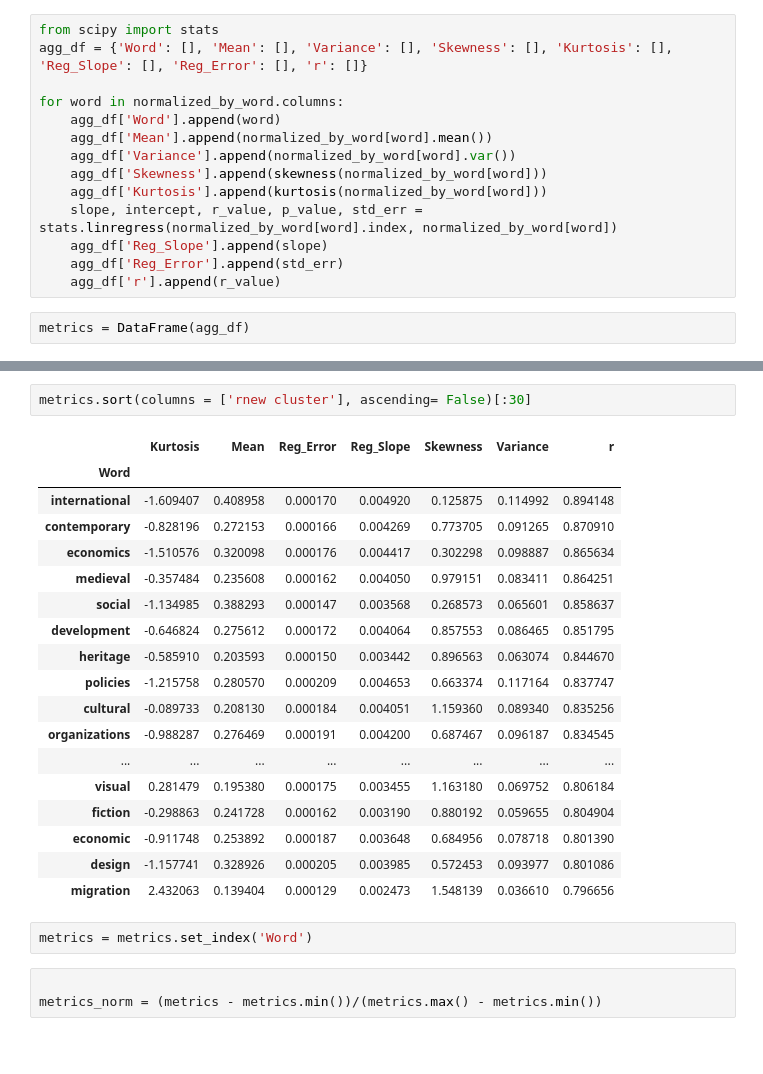
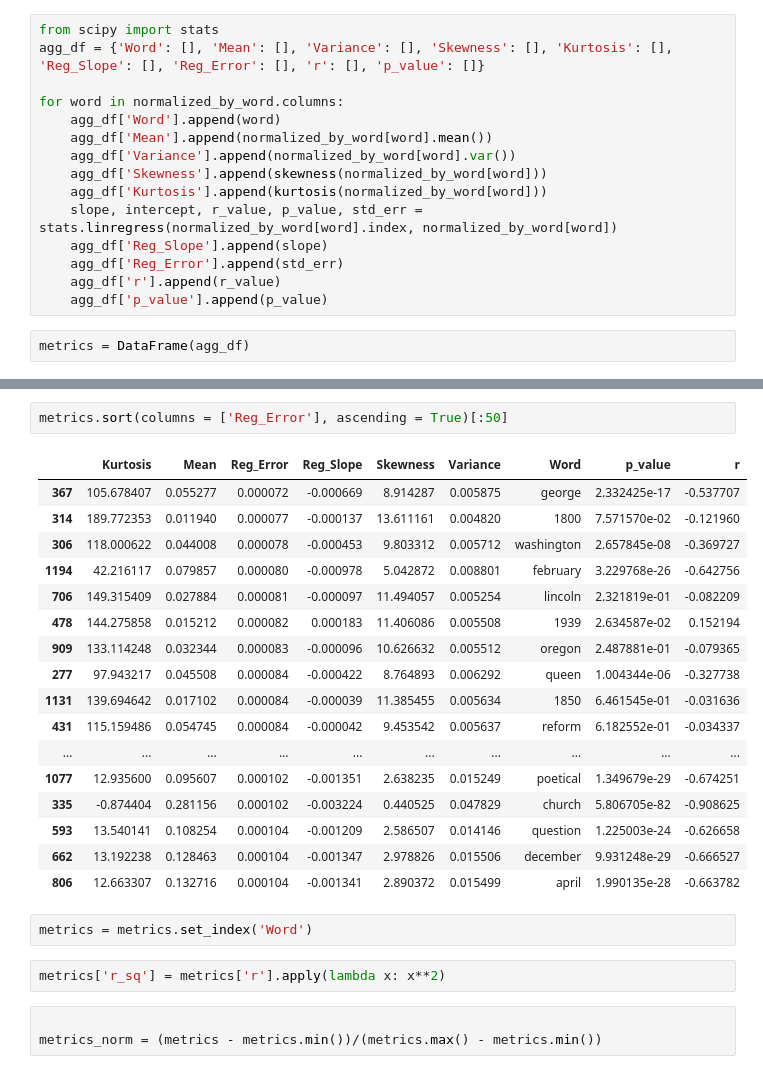
Before and after one commit to ahane/i290-project, a Jupyter notebook: Cluster_metrics.ipynb, the cells around one changed output, grey strips where cells are left out. Saved outputs shown, nothing was run; the diff lists cells and outputs as text; blank space fills up the shorter version.

```diff
--- a/Cluster_metrics.ipynb
+++ b/Cluster_metrics.ipynb
@@ -130,7 +132,7 @@ def kurtosis(series):
     return ((cubed.sum())/(len(series)*s**4))-3
 # %%
 from scipy import stats
-agg_df = {'Word': [], 'Mean': [], 'Variance': [], 'Skewness': [], 'Kurtosis': [], 'Reg_Slope': [], 'Reg_Error': [], 'r': []}
+agg_df = {'Word': [], 'Mean': [], 'Variance': [], 'Skewness': [], 'Kurtosis': [], 'Reg_Slope': [], 'Reg_Error': [], 'r': [], 'p_value': []}
 
 for word in normalized_by_word.columns:
     agg_df['Word'].append(word)
@@ -142,5 +144,6 @@ for word in normalized_by_word.columns:
     agg_df['Reg_Slope'].append(slope)
     agg_df['Reg_Error'].append(std_err)
     agg_df['r'].append(r_value)
+    agg_df['p_value'].append(p_value)
 # %%
 metrics = DataFrame(agg_df)
@@ -147,26 +165,27 @@ metrics = DataFrame(agg_df)
 # %%
-metrics.sort(columns = ['rnew cluster'], ascending= False)[:30]
+metrics.sort(columns = ['Reg_Error'], ascending = True)[:50]
 # %% [output]
-|  | Kurtosis | Mean | Reg_Error | Reg_Slope | Skewness | Variance | r |
-| Word |  |  |  |  |  |  |  |
-| international | -1.609407 | 0.408958 | 0.000170 | 0.004920 | 0.125875 | 0.114992 | 0.894148 |
-| contemporary | -0.828196 | 0.272153 | 0.000166 | 0.004269 | 0.773705 | 0.091265 | 0.870910 |
-| economics | -1.510576 | 0.320098 | 0.000176 | 0.004417 | 0.302298 | 0.098887 | 0.865634 |
-| medieval | -0.357484 | 0.235608 | 0.000162 | 0.004050 | 0.979151 | 0.083411 | 0.864251 |
-| social | -1.134985 | 0.388293 | 0.000147 | 0.003568 | 0.268573 | 0.065601 | 0.858637 |
-| development | -0.646824 | 0.275612 | 0.000172 | 0.004064 | 0.857553 | 0.086465 | 0.851795 |
-| heritage | -0.585910 | 0.203593 | 0.000150 | 0.003442 | 0.896563 | 0.063074 | 0.844670 |
-| policies | -1.215758 | 0.280570 | 0.000209 | 0.004653 | 0.663374 | 0.117164 | 0.837747 |
-| cultural | -0.089733 | 0.208130 | 0.000184 | 0.004051 | 1.159360 | 0.089340 | 0.835256 |
-| organizations | -0.988287 | 0.276469 | 0.000191 | 0.004200 | 0.687467 | 0.096187 | 0.834545 |
-| ... | ... | ... | ... | ... | ... | ... | ... |
-| visual | 0.281479 | 0.195380 | 0.000175 | 0.003455 | 1.163180 | 0.069752 | 0.806184 |
-| fiction | -0.298863 | 0.241728 | 0.000162 | 0.003190 | 0.880192 | 0.059655 | 0.804904 |
-| economic | -0.911748 | 0.253892 | 0.000187 | 0.003648 | 0.684956 | 0.078718 | 0.801390 |
-| design | -1.157741 | 0.328926 | 0.000205 | 0.003985 | 0.572453 | 0.093977 | 0.801086 |
-| migration | 2.432063 | 0.139404 | 0.000129 | 0.002473 | 1.548139 | 0.036610 | 0.796656 |
+|  | Kurtosis | Mean | Reg_Error | Reg_Slope | Skewness | Variance | Word | p_value | r |
+| 367 | 105.678407 | 0.055277 | 0.000072 | -0.000669 | 8.914287 | 0.005875 | george | 2.332425e-17 | -0.537707 |
+| 314 | 189.772353 | 0.011940 | 0.000077 | -0.000137 | 13.611161 | 0.004820 | 1800 | 7.571570e-02 | -0.121960 |
+| 306 | 118.000622 | 0.044008 | 0.000078 | -0.000453 | 9.803312 | 0.005712 | washington | 2.657845e-08 | -0.369727 |
+| 1194 | 42.216117 | 0.079857 | 0.000080 | -0.000978 | 5.042872 | 0.008801 | february | 3.229768e-26 | -0.642756 |
+| 706 | 149.315409 | 0.027884 | 0.000081 | -0.000097 | 11.494057 | 0.005254 | lincoln | 2.321819e-01 | -0.082209 |
+| 478 | 144.275858 | 0.015212 | 0.000082 | 0.000183 | 11.406086 | 0.005508 | 1939 | 2.634587e-02 | 0.152194 |
+| 909 | 133.114248 | 0.032344 | 0.000083 | -0.000096 | 10.626632 | 0.005512 | oregon | 2.487881e-01 | -0.079365 |
+| 277 | 97.943217 | 0.045508 | 0.000084 | -0.000422 | 8.764893 | 0.006292 | queen | 1.004344e-06 | -0.327738 |
+| 1131 | 139.694642 | 0.017102 | 0.000084 | -0.000039 | 11.385455 | 0.005634 | 1850 | 6.461545e-01 | -0.031636 |
+| 431 | 115.159486 | 0.054745 | 0.000084 | -0.000042 | 9.453542 | 0.005637 | reform | 6.182552e-01 | -0.034337 |
+| ... | ... | ... | ... | ... | ... | ... | ... | ... | ... |
+| 1077 | 12.935600 | 0.095607 | 0.000102 | -0.001351 | 2.638235 | 0.015249 | poetical | 1.349679e-29 | -0.674251 |
+| 335 | -0.874404 | 0.281156 | 0.000102 | -0.003224 | 0.440525 | 0.047829 | church | 5.806705e-82 | -0.908625 |
+| 593 | 13.540141 | 0.108254 | 0.000104 | -0.001209 | 2.586507 | 0.014146 | question | 1.225003e-24 | -0.626658 |
+| 662 | 13.192238 | 0.128463 | 0.000104 | -0.001347 | 2.978826 | 0.015506 | december | 9.931248e-29 | -0.666527 |
+| 806 | 12.663307 | 0.132716 | 0.000104 | -0.001341 | 2.890372 | 0.015499 | april | 1.990135e-28 | -0.663782 |
 # %%
 metrics = metrics.set_index('Word')
+# %%
+metrics['r_sq'] = metrics['r'].apply(lambda x: x**2)
 # %%
 
 metrics_norm = (metrics - metrics.min())/(metrics.max() - metrics.min())
```
Also changed, not shown: parts of 19 cells of this notebook.
